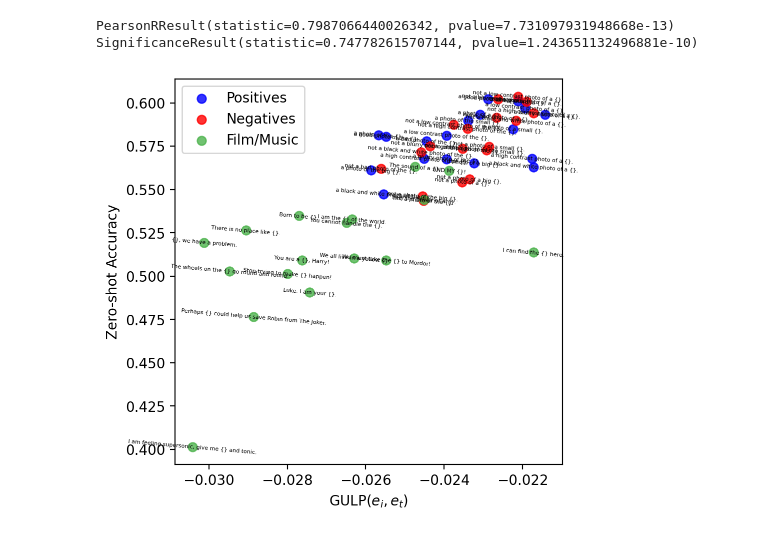
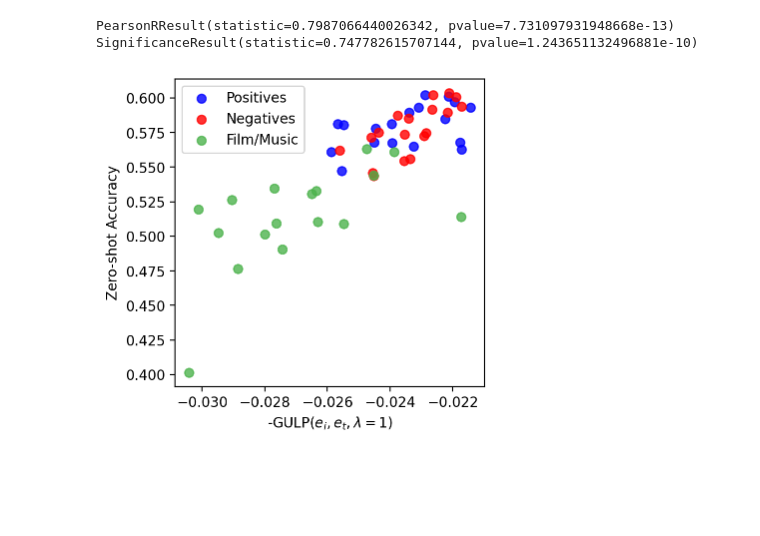
Before and after one commit to tiagoft/graph_structure, a Jupyter notebook: experiments/nngs_paper/notebooks/zeroshot_clip_imagenet_gulp.ipynb, the cells around one changed output. Cells and saved outputs as stored; diff of their text form; code cells hidden in the pictures; blank space fills up the shorter version.

```diff
--- a/experiments/nngs_paper/notebooks/zeroshot_clip_imagenet_gulp.ipynb
+++ b/experiments/nngs_paper/notebooks/zeroshot_clip_imagenet_gulp.ipynb
@@ -210,29 +210,29 @@ print(st.spearmanr(jdist, acc))
 PearsonRResult(statistic=0.7987066440026342, pvalue=7.731097931948668e-13)
 SignificanceResult(statistic=0.747782615707144, pvalue=1.243651132496881e-10)
 # %%
-plt.figure(figsize=(5,5))
+plt.figure(figsize=(4,4))
 jdist=np.array(jdist)
 acc=np.array(acc)
 labels = ['Positives', 'Negatives', 'Film/Music']
 colormap = [(0,0,1,1), (1,0,0,1), (0.3,.7,0.3,1)]
 colors = [colormap[0]]*len(templates) + [colormap[1]] * len(templates_neg) + [colormap[2]] * len(templates_movies)
 
 plt.scatter(jdist[:len(templates)], acc[:len(templates)], s=40, alpha=0.8, c=colormap[0], label=labels[0])
 plt.scatter(jdist[len(templates):len(templates)+len(templates_neg)], acc[len(templates):len(templates)+len(templates_neg)], s=40, alpha=0.8, c=colormap[1], label=labels[1])
 plt.scatter(jdist[len(templates)+len(templates_neg):], acc[len(templates)+len(templates_neg):], s=40, alpha=0.8, c=colormap[2], label=labels[2])
 
-for i in range(len(templates_)):
-    plt.text(jdist[i], acc[i], templates_[i], fontsize=4, ha='center', va='center', rotation=-5)
+# for i in range(len(templates_)):
+#     plt.text(jdist[i], acc[i], templates_[i], fontsize=4, ha='center', va='center', rotation=-5)
     #plt.text(jdist[i], acc[i]-0.01, ks[i], fontsize=8, ha='center', va='top')
 # for i in range(n_new):
 #     plt.arrow(x=jdist[i], y=acc[i], dx=jdist[n_new+i]-jdist[i], dy=acc[n_new+i]-acc[i],
 #               length_includes_head=True, width=0.0002, head_width=0.002, head_length=0.003,
 #               alpha=0.5)
 
-plt.xlabel(f'GULP$(e_i,e_t)$')
+plt.xlabel(f'-GULP$(e_i,e_t,\\lambda=1)$')
 plt.ylabel('Zero-shot Accuracy')
-plt.savefig('zeroshot_sg_dirty.pdf', bbox_inches='tight')
+plt.savefig('zeroshot_sg_dirty_imagenet_gulp.pdf', bbox_inches='tight')
 plt.legend()
 plt.show()
 # %% [output]
-[figure, old version]
+[figure, new version]
```
Also changed, not shown: parts of 1 cell of this notebook, 6 other files.
